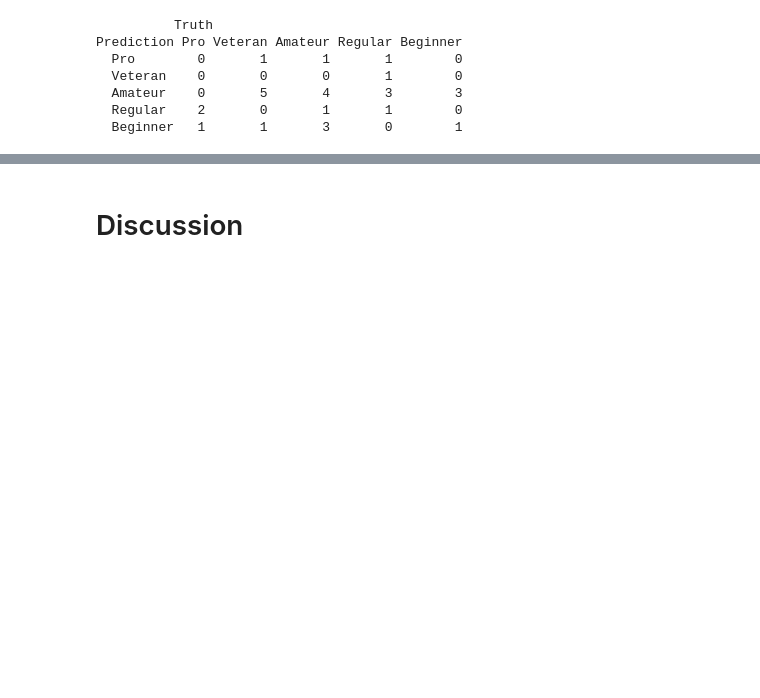
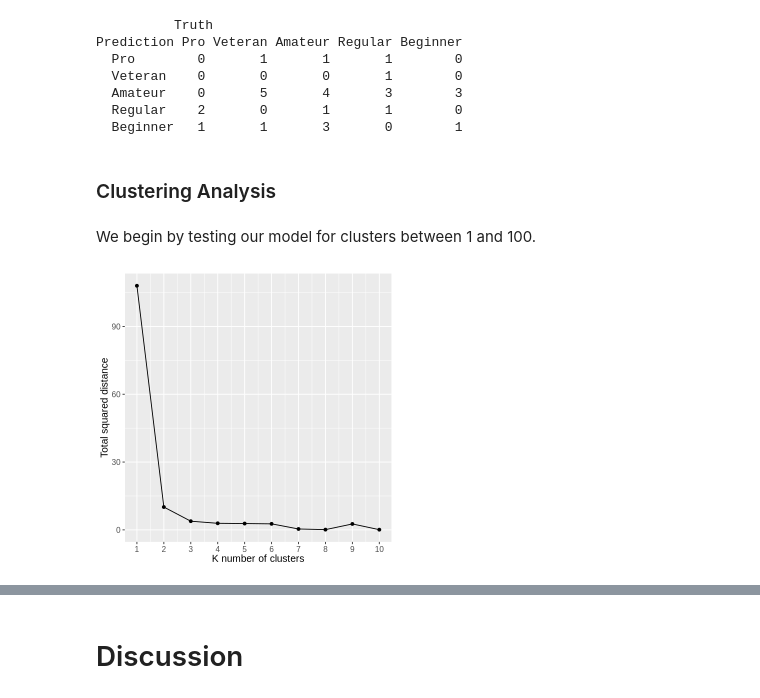
Before and after one commit to DaviddHuang/dsci100_project, a Jupyter notebook: final.ipynb, the cells around one changed output, grey strips where cells are left out. Drawn from its saved outputs; the diff is of its cells as text; code cells hidden in the pictures; blank space fills up the shorter version.

Commit message:
added clustering

```diff
--- a/final.ipynb
+++ b/final.ipynb
@@ -188,3 +199,42 @@ Prediction Pro Veteran Amateur Regular Beginner
   Amateur    0       5       4       3        3
   Regular    2       0       1       1        0
   Beginner   1       1       3       0        1
+# %% [markdown]
+### Clustering Analysis
+# %% [markdown]
+We begin by testing our model for clusters between 1 and 100.
+# %%
+set.seed(5555) #setting seed for reproducibility
+
+options(repr.plot.width = 5, repr.plot.height = 5)
+
+players_kmeans <- k_means(num_clusters = tune()) |>
+    set_engine("stats", nstart = 10)
+
+players_recipe <- recipe(~ played_hours, age, data = players_filtered) |>
+    step_scale(all_predictors()) |>
+    step_center(all_predictors())
+
+players_ks <- tibble(num_clusters = 1 : 10)
+
+players_elbow_stats <- workflow() |>
+    add_recipe(players_recipe) |>
+    add_model(players_kmeans) |>
+    tune_cluster(resamples = apparent(players_filtered), grid = players_ks) |>
+    collect_metrics() |>
+    mutate(total_WSSD = mean) |>
+    filter(.metric == "sse_within_total") |>
+    select(num_clusters, total_WSSD)
+
+players_elbow_plot <-
+    ggplot(players_elbow_stats,
+               aes(x = num_clusters, y = total_WSSD)) +
+        geom_point() +
+        geom_line() +
+        xlab("K number of clusters") +
+        ylab("Total squared distance") +
+        scale_x_continuous(breaks = 1:10) +
+        theme(text = element_text(size = 12))
+players_elbow_plot
+# %% [output]
+[figure, added]
```
Also changed, not shown: parts of 3 cells of this notebook.
